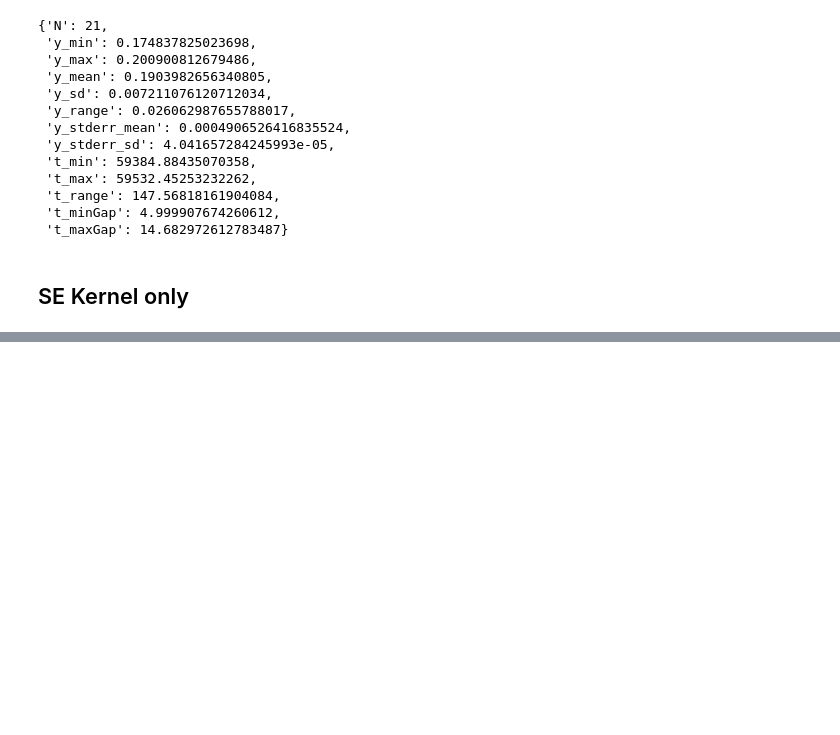
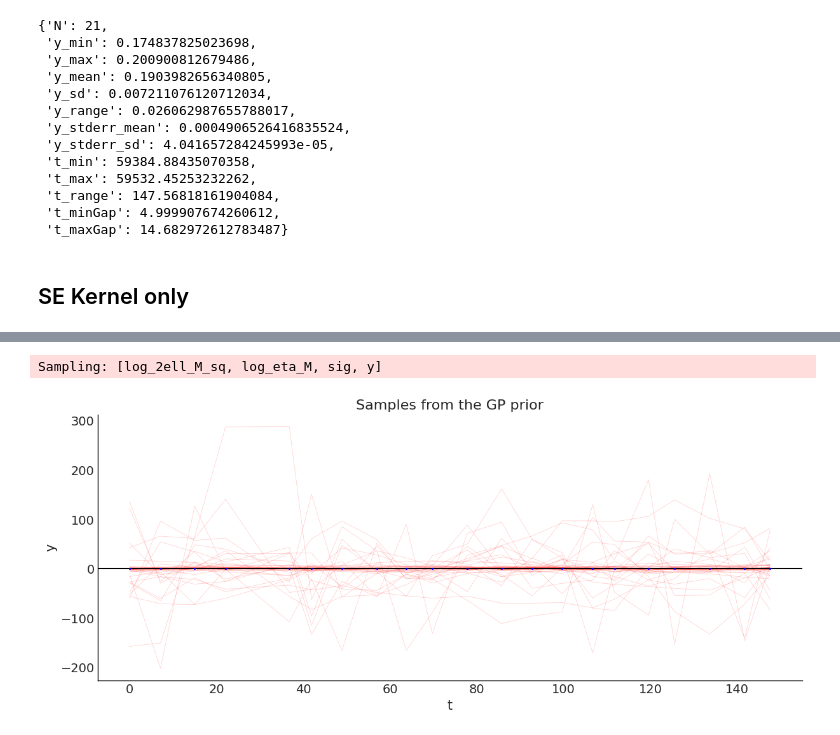
Before and after one commit to shihchingfu/gp-sandbox-thunderkat, a Jupyter notebook: test_fits.ipynb, the cells around one changed output, grey strips where cells are left out. Drawn from its saved outputs; the diff is of its cells as text; code cells hidden in the pictures; blank space fills up the shorter version.

Commit message:
Fitting with Matern32. Fitting with SE+Matern32 kernels.

```diff
--- a/test_fits.ipynb
+++ b/test_fits.ipynb
@@ -253,0 +269,23 @@ plt.legend();
+# %%
+with pm.Model() as m32_gp_model:
+    log_2ell_M_sq = pm.Uniform("log_2ell_M_sq", lower=-10, upper=math.log(2*t_range**2))
+    ell_M = pm.Deterministic("ell_M", 0.5*math.sqrt(2) * pm.math.exp(0.5*log_2ell_M_sq))
+
+    log_eta_M= pm.Uniform("log_eta_M", lower=-15, upper=5)
+    eta_M = pm.Deterministic("eta_M", pm.math.exp(log_eta_M))
+
+    cov_func = eta_M**2 * pm.gp.cov.Matern32(input_dim=1, ls=ell_M)
+
+    gp = pm.gp.Marginal(cov_func=cov_func) # zero mean function
+
+    sig = pm.HalfNormal("sig", sigma=y_stderr)
+    cov_noise = pm.gp.cov.WhiteNoise(sigma=y_stderr)
+
+    y_ = gp.marginal_likelihood(
+        "y",
+        X=t.reshape(-1,1),
+        y=y.reshape(-1,1).flatten(),
+        sigma=cov_noise
+    )
+
+pm.model_to_graphviz(m32_gp_model)
@@ -253,0 +294,18 @@ plt.legend();
+# %%
+with m32_gp_model:
+    m32_gp_trace = pm.sample_prior_predictive(samples=N_PPC, random_seed=rng)
+
+fig = plt.figure(figsize=(12,5))
+ax = fig.add_subplot(1,1,1)
+
+for prior_pred in m32_gp_trace.prior_predictive.y.to_numpy()[0]:
+    ax.plot(t, prior_pred, lw=0.5, alpha=0.2, color="red")
+
+ax.scatter(x=t, y=y, s=1.5, c="blue", zorder=10)
+ax.axhline(0, color="black")
+ax.set_title("Samples from the GP prior")
+ax.set_ylabel("y")
+ax.set_xlabel("t");
+# %% [output]
+Sampling: [log_2ell_M_sq, log_eta_M, sig, y]
+[figure, added]
```
Also changed, not shown: parts of 45 cells of this notebook.
